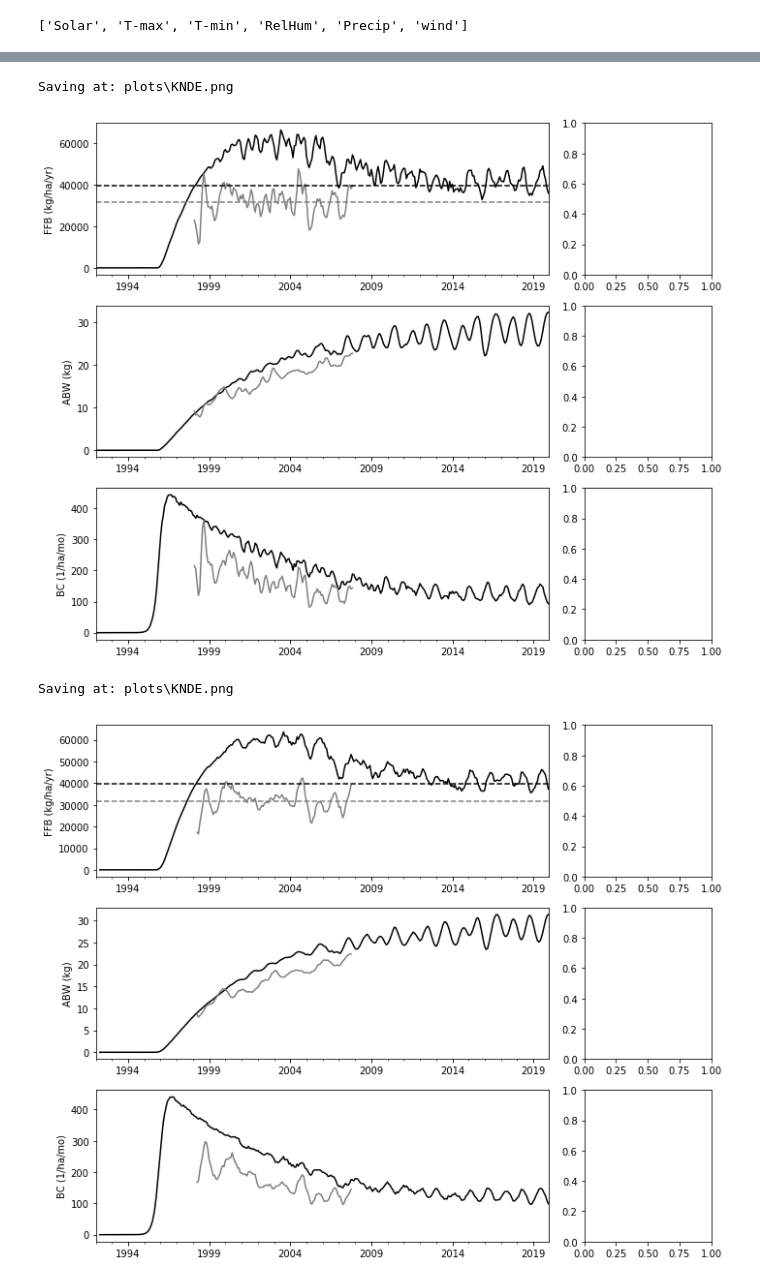
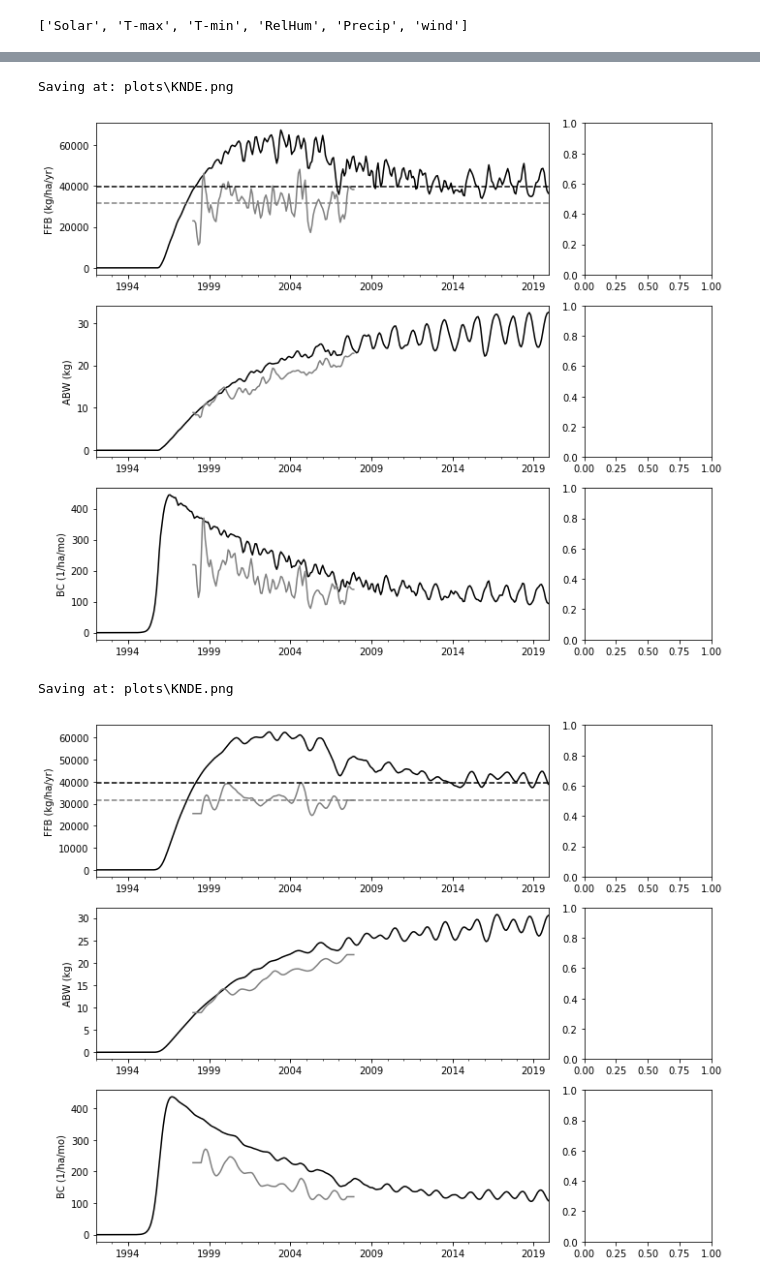
Before and after one commit to model-library-pps/PALMSIM, a Jupyter notebook: calibration/KNDE.ipynb, the cells around one changed output, grey strips where cells are left out. Drawn from its saved outputs; the diff is of its cells as text; code cells hidden in the pictures.

```diff
--- a/calibration/KNDE.ipynb
+++ b/calibration/KNDE.ipynb
@@ -11,12 +13,15 @@ from plotting import compare, make_overview
 # %%
 %matplotlib inline
 # %%
-import os
 
 fdir = '../../Data/Calibration Data/Sinarmas/Clean data'
 
 fpath = os.path.join(fdir,'Yield/Knde-1993.csv')
+
 dfo = pd.read_csv(fpath)
+dfo = dfo.set_index(pd.to_datetime(dfo['Month']))
+dfo = dfo.dropna(how='all')
 
 fpath = os.path.join(fdir, 'Weather/KNDE.csv')
-dfw = pd.read_csv(fpath, sep='\t', skiprows=3)
+
+dfw = read_in_weather_data(fpath)
@@ -60,10 +27,0 @@ nfpath = harmonize_weather_file(fpath)
-# %%
-dfw = pd.read_csv(nfpath, sep='\t', skiprows=2)
-dfw = dfw.drop([0],axis=0)
-dfw = dfw.astype('float')
-dfw.index = compose_date(dfw['Year'], days=dfw['DOY'])
-dfw = dfw.sort_index()
-dfw = dfw.drop(['Year','DOY'], axis=1)
-
-bad = dfw['Precip'] < 0
-dfw.loc[bad, 'Precip'] = 0
@@ -99,6 +53,7 @@ dfw = dfw.fillna(method='pad')
 
 p.weather.radiation_series = dfw['Solar']
 p.weather.rainfall_series = dfw['Precip']
+p.weather.humidity_series = dfw['RelHum']
 
 nyears = 30
 
@@ -111,9 +120,9 @@ sname = 'KNDE'
 make_overview(df, dfo, sname, window=3)
 # %% [output]
 Saving at: plots\KNDE.png
-[figure, old version]
+[figure, new version]
 # %%
-make_overview(df, dfo, sname, window=6)
+make_overview(df, dfo, sname, window=12)
 # %% [output]
 Saving at: plots\KNDE.png
-[figure, old version]
+[figure, new version]
```
Also changed, not shown: parts of 6 cells of this notebook, 11 other files.
